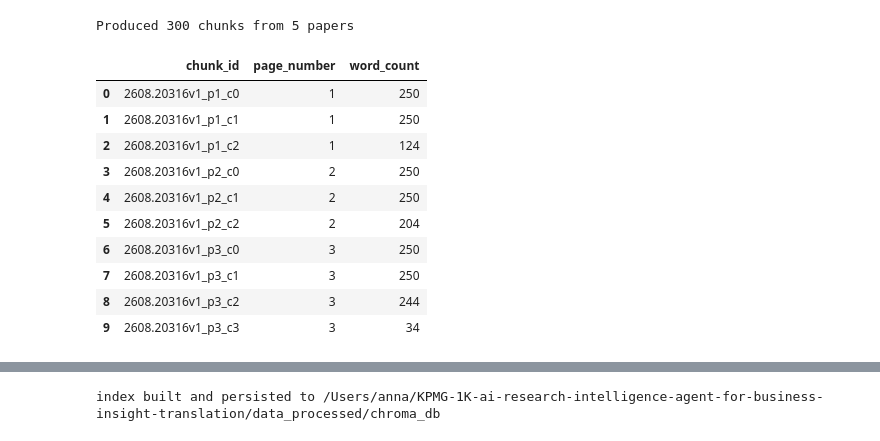
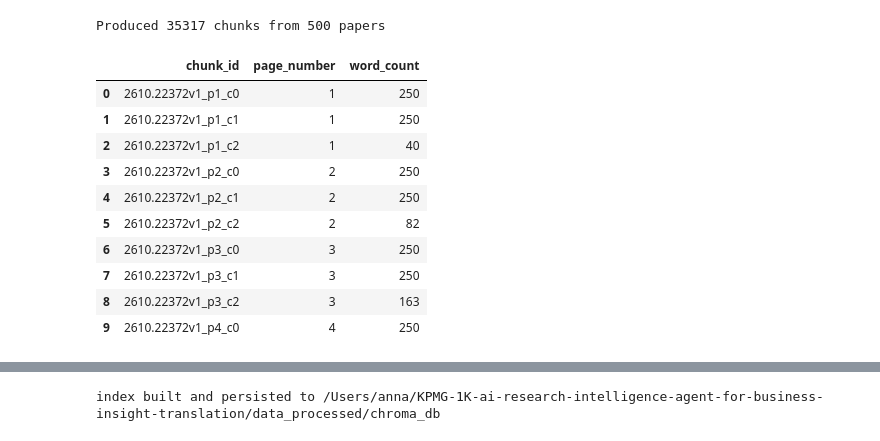
Before and after one commit to Break-Through-Tech/KPMG-1K-ai-research-intelligence-agent-for-business-insight-translation, a Jupyter notebook: notebooks/01_data_assessment.ipynb, the cells around one changed output, grey strips where cells are left out. Saved outputs shown, nothing was run; the diff lists cells and outputs as text; code cells hidden in the pictures.

Commit message:
switched from local papers to importing 500 papers thru the arxiv api, and improved retrieval pipeline

```diff
--- a/notebooks/01_data_assessment.ipynb
+++ b/notebooks/01_data_assessment.ipynb
@@ -40,12 +79,22 @@ number of data files: 5
 # %%
-file_info = []
+# fetch metadata and extract pages
 
-for file in files:
-    file_info.append({
-        "filename": file.name,
-        "file_type": file.suffix.lower(),
-        "size_mb": round(file.stat().st_size / (1024 * 1024), 2)
-    })
+# skip this cell if you're about to run the ArxivIngestionPipeline class (in Part 2) below instead, since running both fetches everything twice
 
-file_df = pd.DataFrame(file_info)
-file_df
+paper_metadata = fetch_arxiv_metadata("cat:cs.AI", total_results=500) # importing 500 papers for now for testing the api, but when we scale to ingesting updated+new papers every day, we'd have to export to a .py script and run a scheduled workflow for daily imports
+metadata_df = pd.DataFrame(paper_metadata)
+
+all_pages = []
+for i, paper in enumerate(paper_metadata, start=1):
+    if paper["pdf_url"] is None:
+        continue
+    try:
+        all_pages.extend(extract_pdf_pages_from_url(paper))
+    except Exception as e:
+        print(f"failed to extract {paper['arxiv_id']}: {e}")
+    if i % 25 == 0:
+        print(f"processed {i}/{len(paper_metadata)} papers")
+    time.sleep(3) # arxiv rate limit policy asks for no more than 1 request every 3 seconds
+
+pages_df = pd.DataFrame(all_pages)
+print(f"extracted {len(pages_df)} pages from {pages_df['arxiv_id'].nunique()} papers")
@@ -185,8 +151,0 @@ capabilities:
-# %%
-for file in files:
-    reader = PdfReader(file)
-    text = reader.pages[0].extract_text()
-
-    print("\nFILE:", file.name)
-    print(text[:300])
-    print("-" * 80)
@@ -376,9 +218,7 @@ AFTER:
 CHUNK_SIZE_WORDS = 250
 CHUNK_OVERLAP_WORDS = 40
 
-
 def chunk_text(text: str, chunk_size: int = CHUNK_SIZE_WORDS, overlap: int = CHUNK_OVERLAP_WORDS) -> list[str]:
-    """Split text into overlapping word-based chunks. Returns [] for empty text."""
     words = text.split()
     if not words:
         return []
@@ -386,48 +226,46 @@ def chunk_text(text: str, chunk_size: int = CHUNK_SIZE_WORDS, overlap: int = CHU
         return [text]
 
     chunks = []
     start = 0
     while start < len(words):
         end = start + chunk_size
         chunks.append(" ".join(words[start:end]))
         start += chunk_size - overlap
     return chunks
 
 
 chunk_records = []
 for _, row in pages_df.iterrows():
     page_chunks = chunk_text(row["cleaned_text"])
     for chunk_index, chunk in enumerate(page_chunks):
         chunk_records.append({
             "chunk_id": f"{row['arxiv_id']}_p{row['page_number']}_c{chunk_index}",
             "arxiv_id": row["arxiv_id"],
-            "filename": row["filename"],
             "title": row["title"],
             "author": row["author"],
-            "doi": row["doi"],
-            "license": row["license"],
+            "published": row["published"]
             "page_number": row["page_number"],
             "chunk_index": chunk_index,
             "text": chunk,
             "word_count": len(chunk.split())
         })
 
 chunks_df = pd.DataFrame(chunk_records)
-print(f"Produced {len(chunks_df)} chunks from {pages_df['filename'].nunique()} papers")
+print(f"Produced {len(chunks_df)} chunks from {pages_df['arxiv_id'].nunique()} papers")
 chunks_df[["chunk_id", "page_number", "word_count"]].head(10)
 # %% [output]
-Produced 300 chunks from 5 papers
+Produced 35317 chunks from 500 papers
 |  | chunk_id | page_number | word_count |
-| 0 | 2608.20316v1_p1_c0 | 1 | 250 |
-| 1 | 2608.20316v1_p1_c1 | 1 | 250 |
-| 2 | 2608.20316v1_p1_c2 | 1 | 124 |
-| 3 | 2608.20316v1_p2_c0 | 2 | 250 |
-| 4 | 2608.20316v1_p2_c1 | 2 | 250 |
-| 5 | 2608.20316v1_p2_c2 | 2 | 204 |
-| 6 | 2608.20316v1_p3_c0 | 3 | 250 |
-| 7 | 2608.20316v1_p3_c1 | 3 | 250 |
-| 8 | 2608.20316v1_p3_c2 | 3 | 244 |
-| 9 | 2608.20316v1_p3_c3 | 3 | 34 |
+| 0 | 2610.22372v1_p1_c0 | 1 | 250 |
+| 1 | 2610.22372v1_p1_c1 | 1 | 250 |
+| 2 | 2610.22372v1_p1_c2 | 1 | 40 |
+| 3 | 2610.22372v1_p2_c0 | 2 | 250 |
+| 4 | 2610.22372v1_p2_c1 | 2 | 250 |
+| 5 | 2610.22372v1_p2_c2 | 2 | 82 |
+| 6 | 2610.22372v1_p3_c0 | 3 | 250 |
+| 7 | 2610.22372v1_p3_c1 | 3 | 250 |
+| 8 | 2610.22372v1_p3_c2 | 3 | 163 |
+| 9 | 2610.22372v1_p4_c0 | 4 | 250 |
 # %%
 # validate
 
```
Also changed, not shown: parts of 33 cells of this notebook, 8 other files.
